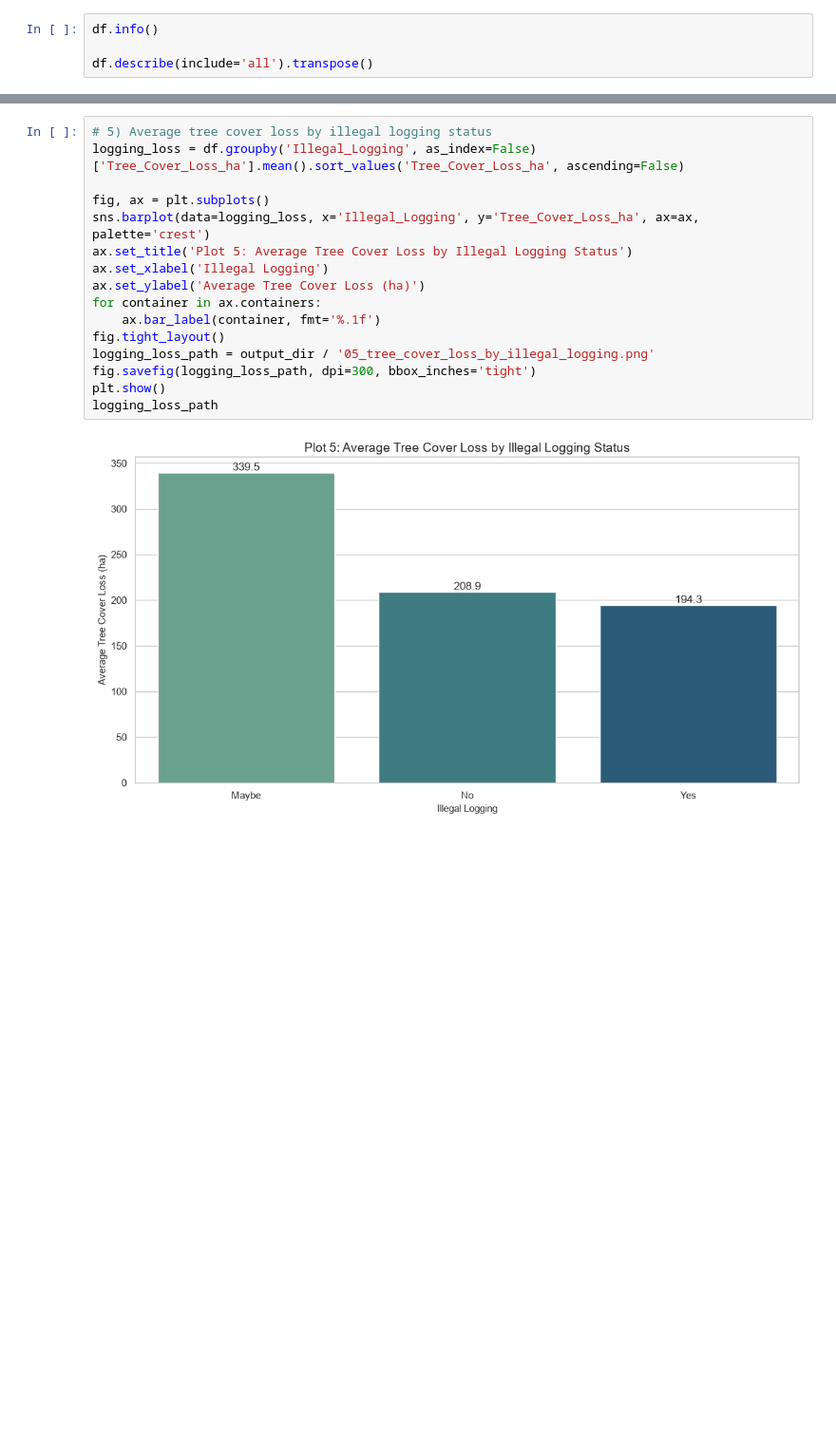
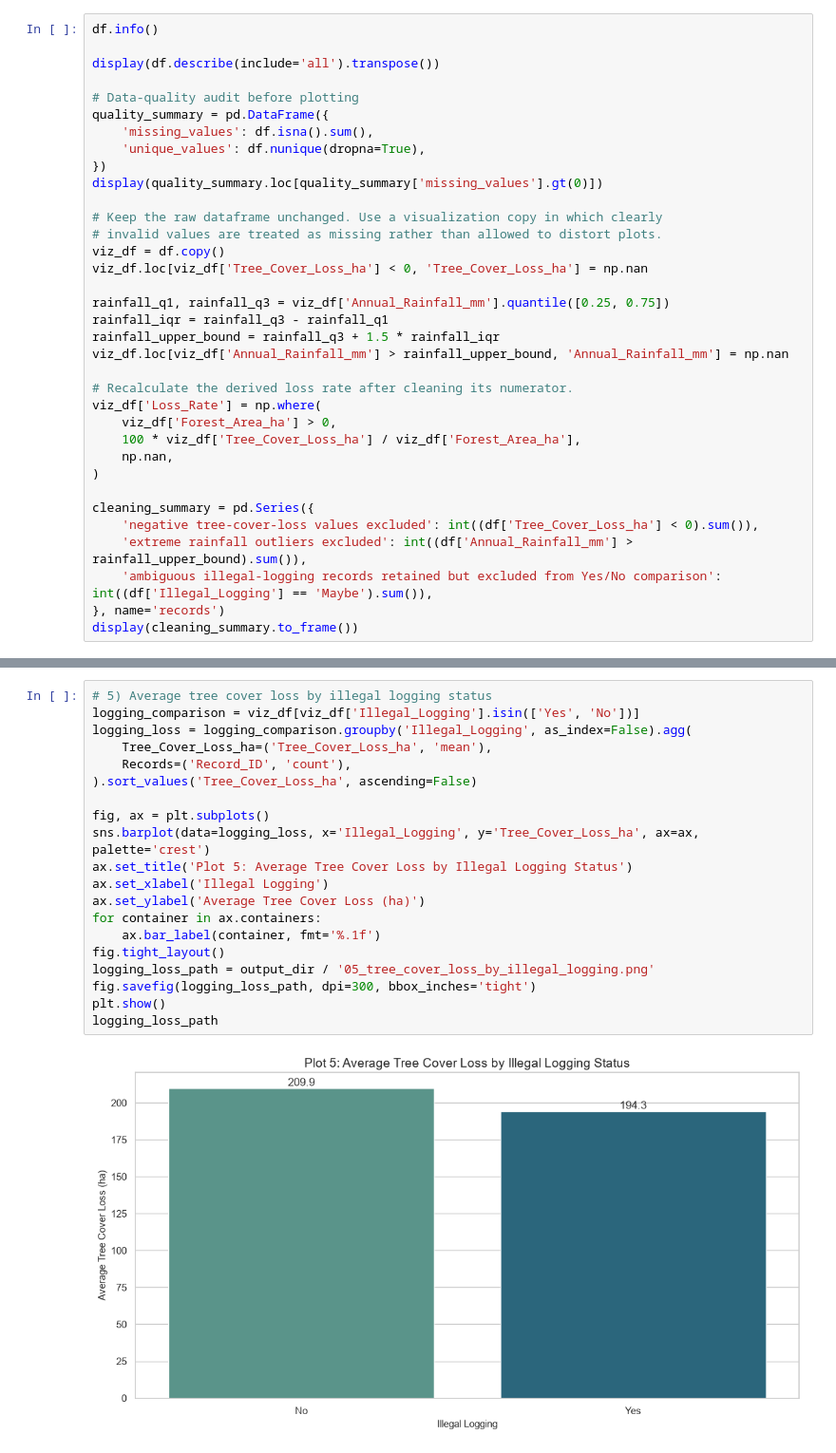
Before and after one commit to MusiMark/Deforestation-Tracking, a Jupyter notebook: notebooks/03_visualization&insights.ipynb, the cells around one changed output, grey strips where cells are left out. Shown at 95% size. Saved outputs shown, nothing was run; the diff lists cells and outputs as text; blank space fills up the shorter version.

Commit message:
visualization updates

```diff
--- a/notebooks/03_visualization&insights.ipynb
+++ b/notebooks/03_visualization&insights.ipynb
@@ -48,7 +60,38 @@ df.head()
 # %%
 df.info()
 
-df.describe(include='all').transpose()
+display(df.describe(include='all').transpose())
+
+# Data-quality audit before plotting
+quality_summary = pd.DataFrame({
+    'missing_values': df.isna().sum(),
+    'unique_values': df.nunique(dropna=True),
+})
+display(quality_summary.loc[quality_summary['missing_values'].gt(0)])
+
+# Keep the raw dataframe unchanged. Use a visualization copy in which clearly
+# invalid values are treated as missing rather than allowed to distort plots.
+viz_df = df.copy()
+viz_df.loc[viz_df['Tree_Cover_Loss_ha'] < 0, 'Tree_Cover_Loss_ha'] = np.nan
+
+rainfall_q1, rainfall_q3 = viz_df['Annual_Rainfall_mm'].quantile([0.25, 0.75])
+rainfall_iqr = rainfall_q3 - rainfall_q1
+rainfall_upper_bound = rainfall_q3 + 1.5 * rainfall_iqr
+viz_df.loc[viz_df['Annual_Rainfall_mm'] > rainfall_upper_bound, 'Annual_Rainfall_mm'] = np.nan
+
+# Recalculate the derived loss rate after cleaning its numerator.
+viz_df['Loss_Rate'] = np.where(
+    viz_df['Forest_Area_ha'] > 0,
+    100 * viz_df['Tree_Cover_Loss_ha'] / viz_df['Forest_Area_ha'],
+    np.nan,
+)
+
+cleaning_summary = pd.Series({
+    'negative tree-cover-loss values excluded': int((df['Tree_Cover_Loss_ha'] < 0).sum()),
+    'extreme rainfall outliers excluded': int((df['Annual_Rainfall_mm'] > rainfall_upper_bound).sum()),
+    'ambiguous illegal-logging records retained but excluded from Yes/No comparison': int((df['Illegal_Logging'] == 'Maybe').sum()),
+}, name='records')
+display(cleaning_summary.to_frame())
 # %% [output]
 <class 'pandas.DataFrame'>
 RangeIndex: 1397 entries, 0 to 1396
@@ -181,20 +286,24 @@ WindowsPath('c:/Users/Divine/Documents/GitHub/Deforestation-Tracking/visuals/vis
 # %%
 # 5) Average tree cover loss by illegal logging status
-logging_loss = df.groupby('Illegal_Logging', as_index=False)['Tree_Cover_Loss_ha'].mean().sort_values('Tree_Cover_Loss_ha', ascending=False)
+logging_comparison = viz_df[viz_df['Illegal_Logging'].isin(['Yes', 'No'])]
+logging_loss = logging_comparison.groupby('Illegal_Logging', as_index=False).agg(
+    Tree_Cover_Loss_ha=('Tree_Cover_Loss_ha', 'mean'),
+    Records=('Record_ID', 'count'),
+).sort_values('Tree_Cover_Loss_ha', ascending=False)
 
 fig, ax = plt.subplots()
 sns.barplot(data=logging_loss, x='Illegal_Logging', y='Tree_Cover_Loss_ha', ax=ax, palette='crest')
 ax.set_title('Plot 5: Average Tree Cover Loss by Illegal Logging Status')
 ax.set_xlabel('Illegal Logging')
 ax.set_ylabel('Average Tree Cover Loss (ha)')
 for container in ax.containers:
     ax.bar_label(container, fmt='%.1f')
 fig.tight_layout()
 logging_loss_path = output_dir / '05_tree_cover_loss_by_illegal_logging.png'
 fig.savefig(logging_loss_path, dpi=300, bbox_inches='tight')
 plt.show()
 logging_loss_path
 # %% [output]
-[figure, old version]
+[figure, new version]
 WindowsPath('c:/Users/Divine/Documents/GitHub/Deforestation-Tracking/visuals/visualization_outputs/05_tree_cover_loss_by_illegal_logging.png')
 # %% [markdown]
```
Also changed, not shown: parts of 24 cells of this notebook, 10 other files.
